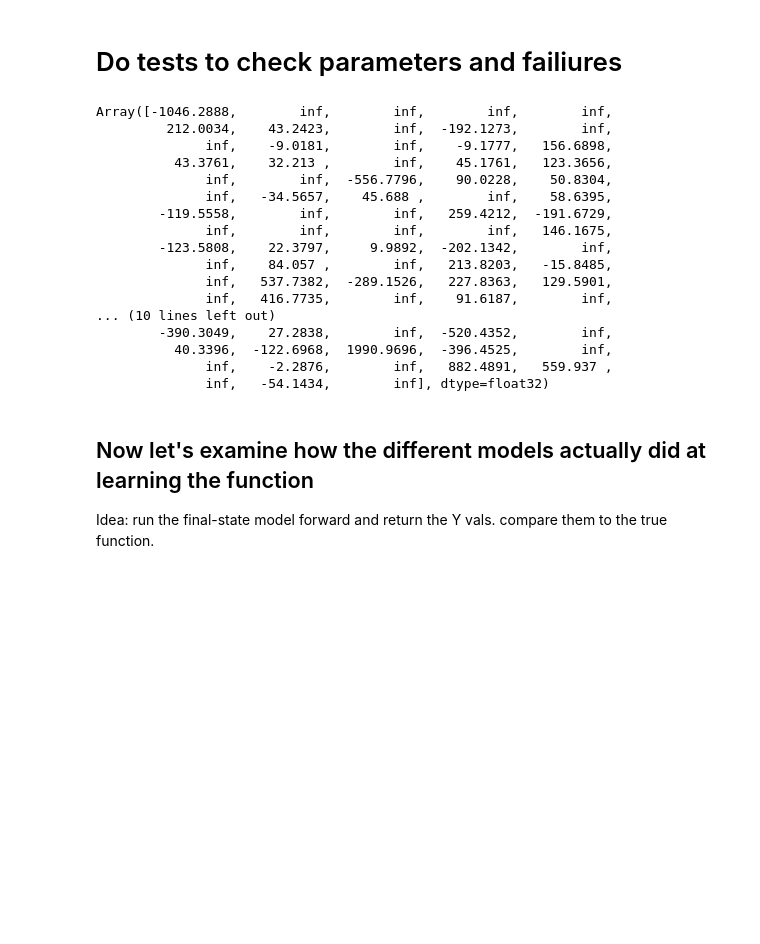
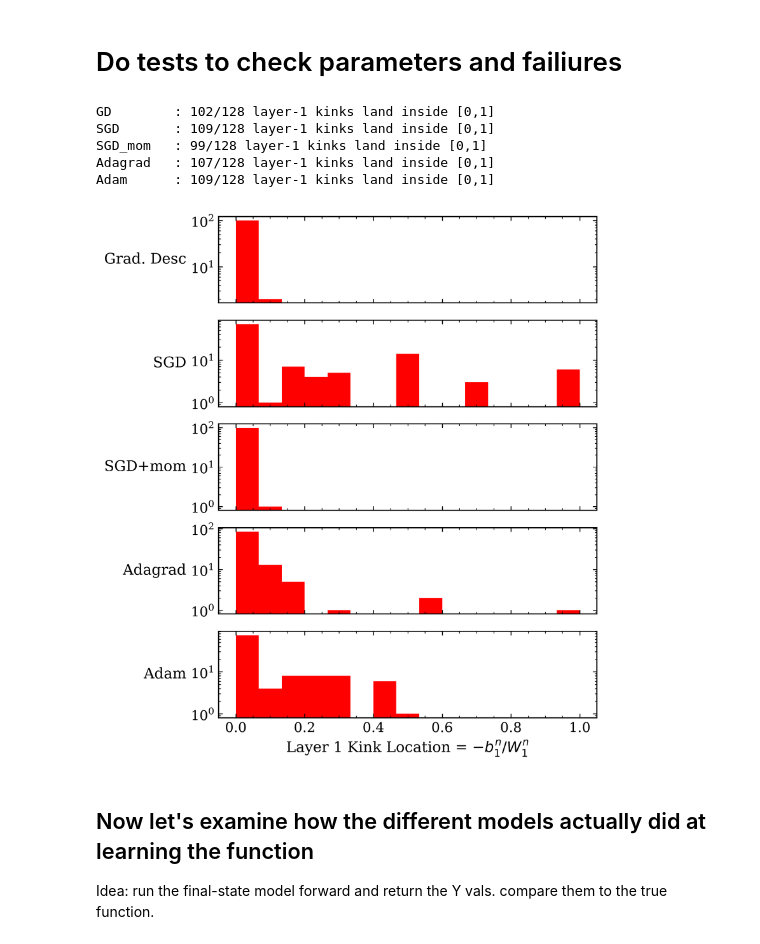
Before and after one commit to chrissellgren/ML_f26, a Jupyter notebook: lab1/lab1.ipynb, the cells around one changed output. Drawn from its saved outputs; the diff is of its cells as text; code cells hidden in the pictures; blank space fills up the shorter version.

```diff
--- a/lab1/lab1.ipynb
+++ b/lab1/lab1.ipynb
@@ -372,26 +372,45 @@ plt.savefig("figs/loss_step.png")
 # %%
 w1gd_all, b1gd = params_GD[0]
 w1gd = w1gd_all[:,0]
-xstar = - w1gd/b1gd
-print(xstar)
+xstar = - b1gd/ w1gd
+#print("b1_GD"+str(b1gd))
+#print("w1_GD"+str(w1gd))
+#print(xstar)
+
+def get_kinks(params, label):
+    w1_all, b1 = params[0]
+    w1 = w1_all[:, 0]
+    xstar = -b1 / w1
+    in_domain = np.array(xstar[(xstar >= 0) & (xstar <= 1)])
+    print(f"{label:10s}: {len(in_domain)}/128 layer-1 kinks land inside [0,1]")
+    return in_domain
+
+kinks_GD      = get_kinks(params_GD, "GD")
+kinks_SGD     = get_kinks(params_SGD, "SGD")
+kinks_mom     = get_kinks(params_SGD_mom, "SGD_mom")
+kinks_adagrad = get_kinks(params_adagrad, "Adagrad")
+kinks_adam    = get_kinks(params_adam, "Adam")
 # %% [output]
-Array([-1046.2888,        inf,        inf,        inf,        inf,
-         212.0034,    43.2423,        inf,  -192.1273,        inf,
-              inf,    -9.0181,        inf,    -9.1777,   156.6898,
-          43.3761,    32.213 ,        inf,    45.1761,   123.3656,
-              inf,        inf,  -556.7796,    90.0228,    50.8304,
-              inf,   -34.5657,    45.688 ,        inf,    58.6395,
-        -119.5558,        inf,        inf,   259.4212,  -191.6729,
-              inf,        inf,        inf,        inf,   146.1675,
-        -123.5808,    22.3797,     9.9892,  -202.1342,        inf,
-              inf,    84.057 ,        inf,   213.8203,   -15.8485,
-              inf,   537.7382,  -289.1526,   227.8363,   129.5901,
-              inf,   416.7735,        inf,    91.6187,        inf,
-... (10 lines left out)
-        -390.3049,    27.2838,        inf,  -520.4352,        inf,
-          40.3396,  -122.6968,  1990.9696,  -396.4525,        inf,
-              inf,    -2.2876,        inf,   882.4891,   559.937 ,
-              inf,   -54.1434,        inf], dtype=float32)
+GD        : 102/128 layer-1 kinks land inside [0,1]
+SGD       : 109/128 layer-1 kinks land inside [0,1]
+SGD_mom   : 99/128 layer-1 kinks land inside [0,1]
+Adagrad   : 107/128 layer-1 kinks land inside [0,1]
+Adam      : 109/128 layer-1 kinks land inside [0,1]
+# %%
+fig, axes = plt.subplots(5, 1, figsize=(6, 8), dpi=300,sharex=True)
+data = [("Grad. Desc", kinks_GD), ("SGD", kinks_SGD), ("SGD+mom", kinks_mom),
+        ("Adagrad", kinks_adagrad), ("Adam", kinks_adam)]
+
+for ax, (label, kinks) in zip(axes, data):
+    ax.hist(kinks, bins=15, range=(0,1), color="red")
+    ax.set_ylabel(label, rotation=0, ha='right', va='center')
+    ax.set_yscale('log')
+
+#plt.yscale('log')
+axes[-1].set_xlabel(r"Layer 1 Kink Location = $-b^n_1/W^n_1$")
+plt.savefig('figs/kink_histos.png')
+# %% [output]
+[figure, added]
 # %% [markdown]
 ## Now let's examine how the different models actually did at learning the function
 
```
Also changed, not shown: parts of 9 cells of this notebook, 8 other files.
